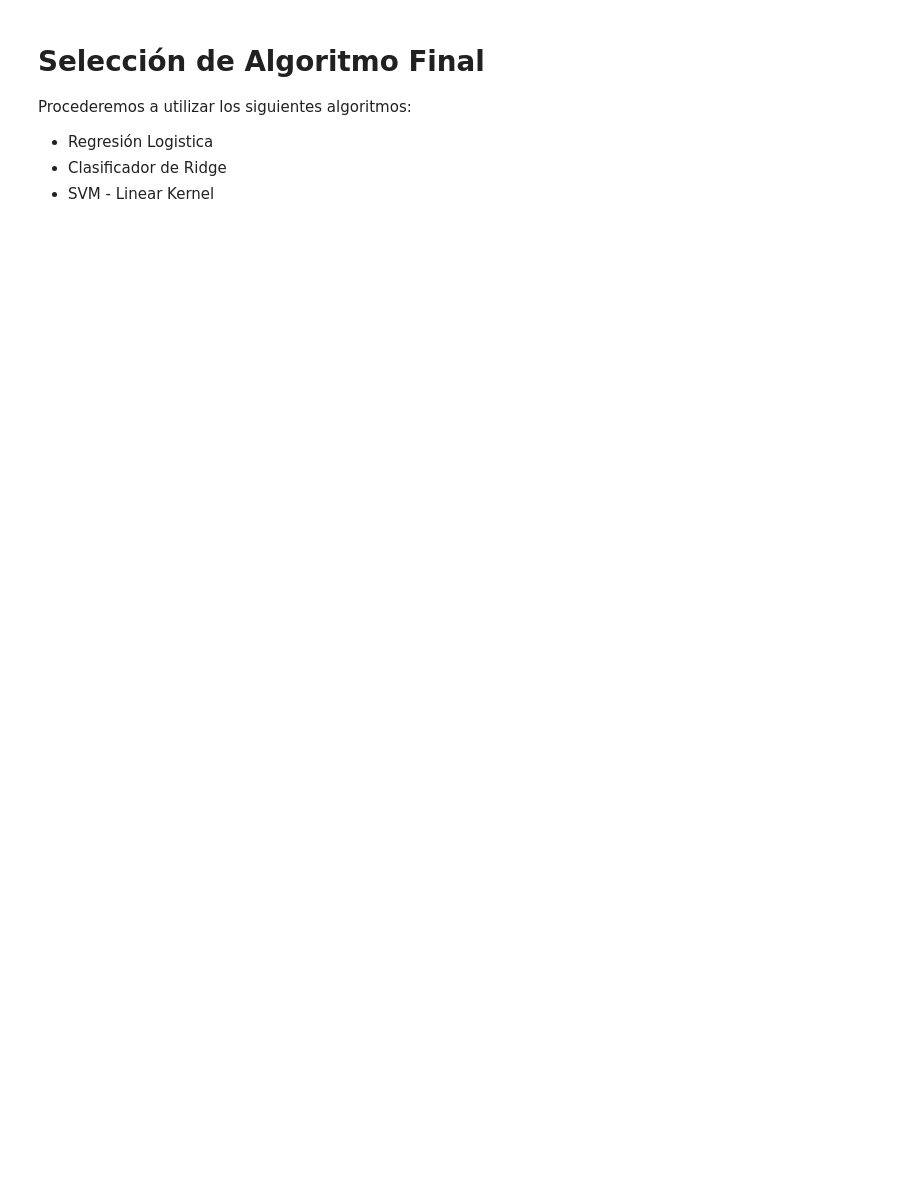
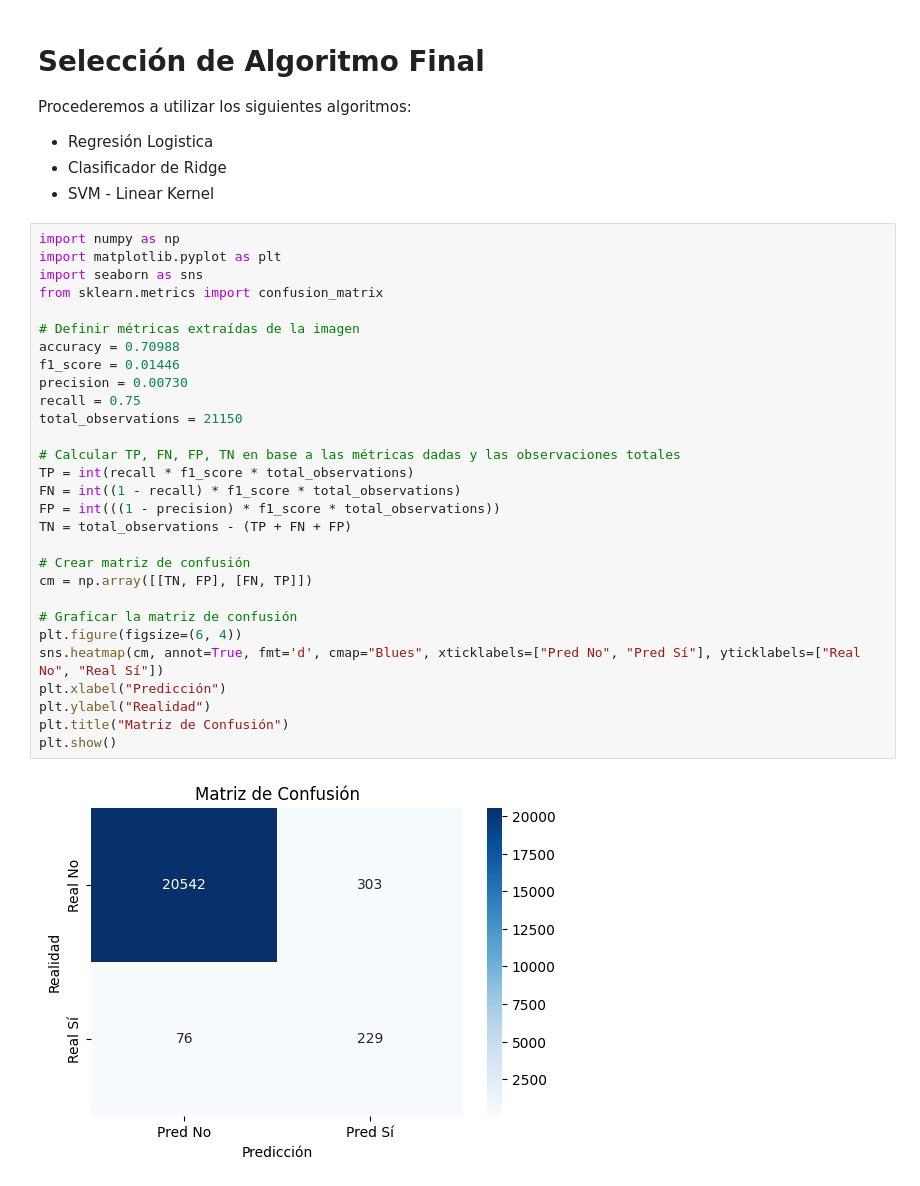
Before and after one commit to eljoventito/project_mlops_datapath, a Jupyter notebook: notebooks/03_02-machine-learning-pipeline-select_model.ipynb, the cells around one changed output. Drawn from its saved outputs; the diff is of its cells as text; blank space fills up the shorter version.

```diff
--- a/notebooks/03_02-machine-learning-pipeline-select_model.ipynb
+++ b/notebooks/03_02-machine-learning-pipeline-select_model.ipynb
@@ -248,3 +248,34 @@ Procederemos a utilizar los siguientes algoritmos:
 - Regresión Logistica
 - Clasificador de Ridge
 - SVM - Linear Kernel
+# %%
+import numpy as np
+import matplotlib.pyplot as plt
+import seaborn as sns
+from sklearn.metrics import confusion_matrix
+
+# Definir métricas extraídas de la imagen
+accuracy = 0.70988
+f1_score = 0.01446
+precision = 0.00730
+recall = 0.75
+total_observations = 21150
+
+# Calcular TP, FN, FP, TN en base a las métricas dadas y las observaciones totales
+TP = int(recall * f1_score * total_observations)
+FN = int((1 - recall) * f1_score * total_observations)
+FP = int(((1 - precision) * f1_score * total_observations))
+TN = total_observations - (TP + FN + FP)
+
+# Crear matriz de confusión
+cm = np.array([[TN, FP], [FN, TP]])
+
+# Graficar la matriz de confusión
+plt.figure(figsize=(6, 4))
+sns.heatmap(cm, annot=True, fmt='d', cmap="Blues", xticklabels=["Pred No", "Pred Sí"], yticklabels=["Real No", "Real Sí"])
+plt.xlabel("Predicción")
+plt.ylabel("Realidad")
+plt.title("Matriz de Confusión")
+plt.show()
+# %% [output]
+[figure, added]
```
Also changed, not shown: 3 other files.
